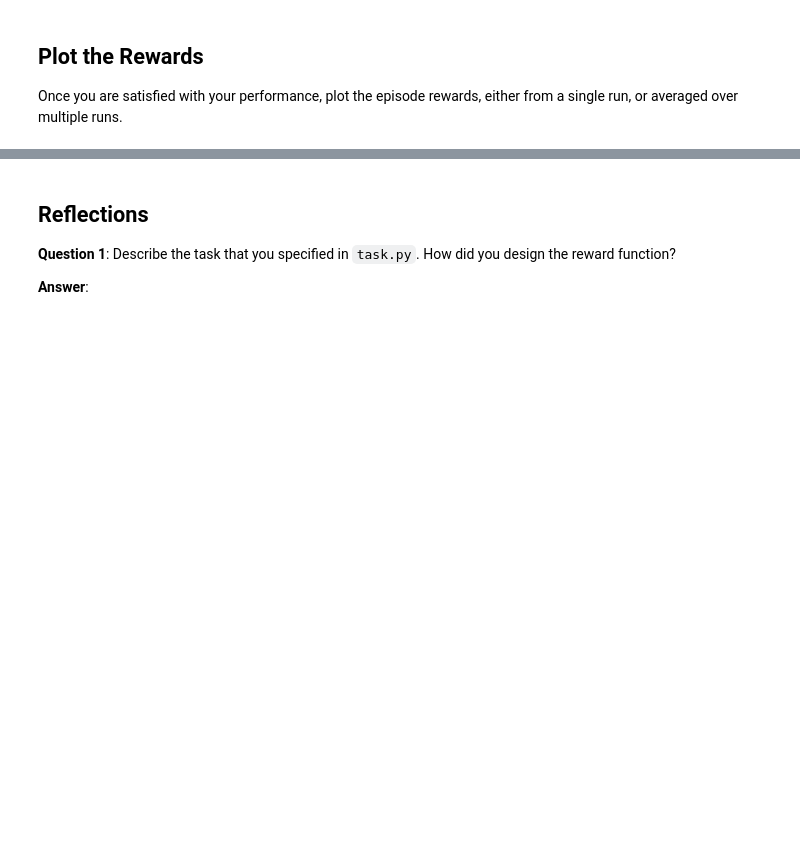
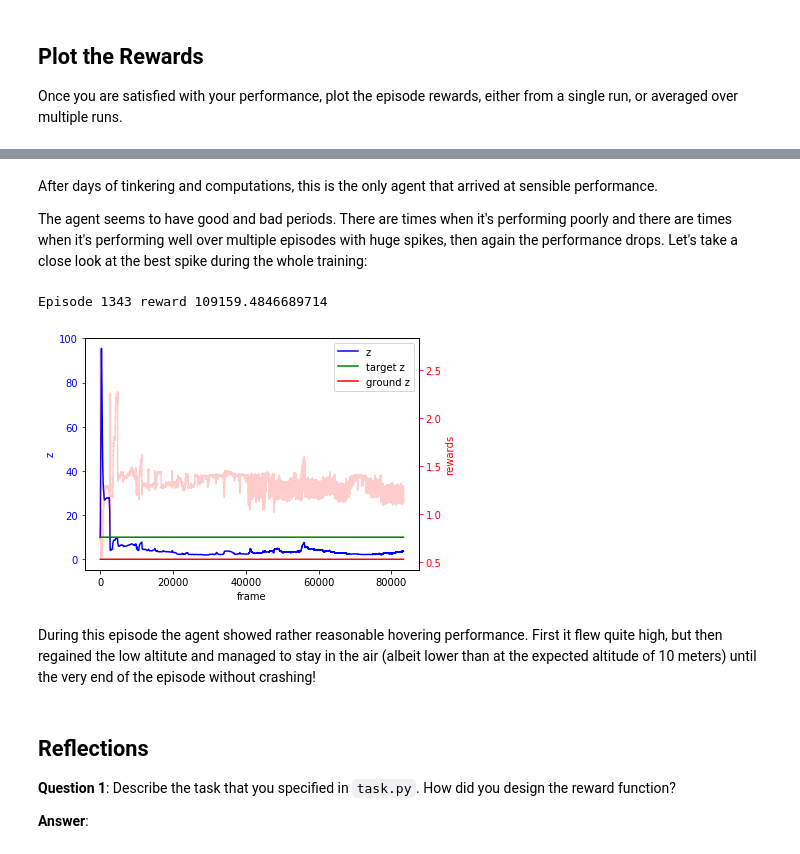
Before and after one commit to kurazu/RL-Quadcopter-2, a Jupyter notebook: Quadcopter_Project.ipynb, the cells around one changed output, grey strips where cells are left out. Saved outputs shown, nothing was run; the diff lists cells and outputs as text; code cells hidden in the pictures; blank space fills up the shorter version.

```diff
--- a/Quadcopter_Project.ipynb
+++ b/Quadcopter_Project.ipynb
@@ -284,3 +288,17 @@ Once you are satisfied with your performance, plot the episode rewards, either f
+# %% [markdown]
+After days of tinkering and computations, this is the only agent that arrived at sensible performance.
+
+The agent seems to have good and bad periods. There are times when it's performing poorly and there are times when it's performing well over multiple episodes with huge spikes, then again the performance drops. Let's take a close look at the best spike during the whole training:
+# %%
+from analyze import find_best_idx, show_episode_rewards
+
+best_idx = find_best_idx()
+show_episode_rewards(best_idx)
+# %% [output]
+Episode 1343 reward 109159.4846689714
+[figure, added]
+# %% [markdown]
+During this episode the agent showed rather reasonable hovering performance. First it flew quite high, but then regained the low altitute and managed to stay in the air (albeit lower than at the expected altitude of 10 meters) until the very end of the episode without crashing!
 # %% [markdown]
 ## Reflections
 
```
Also changed, not shown: parts of 6 cells of this notebook, 1 other file.
